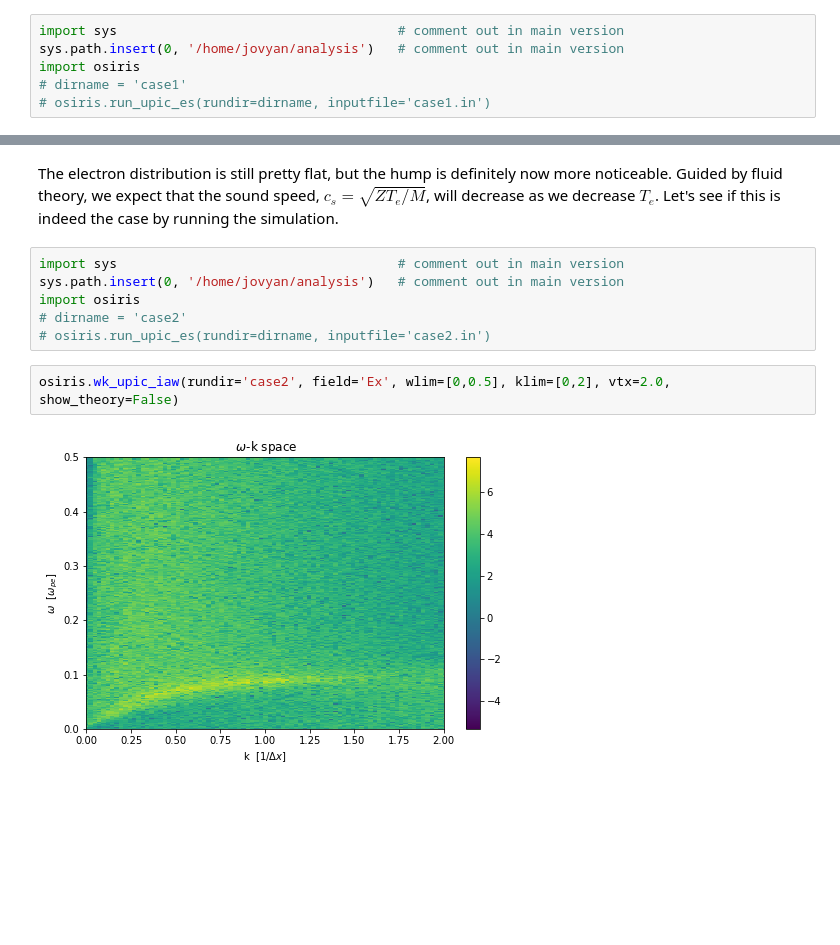
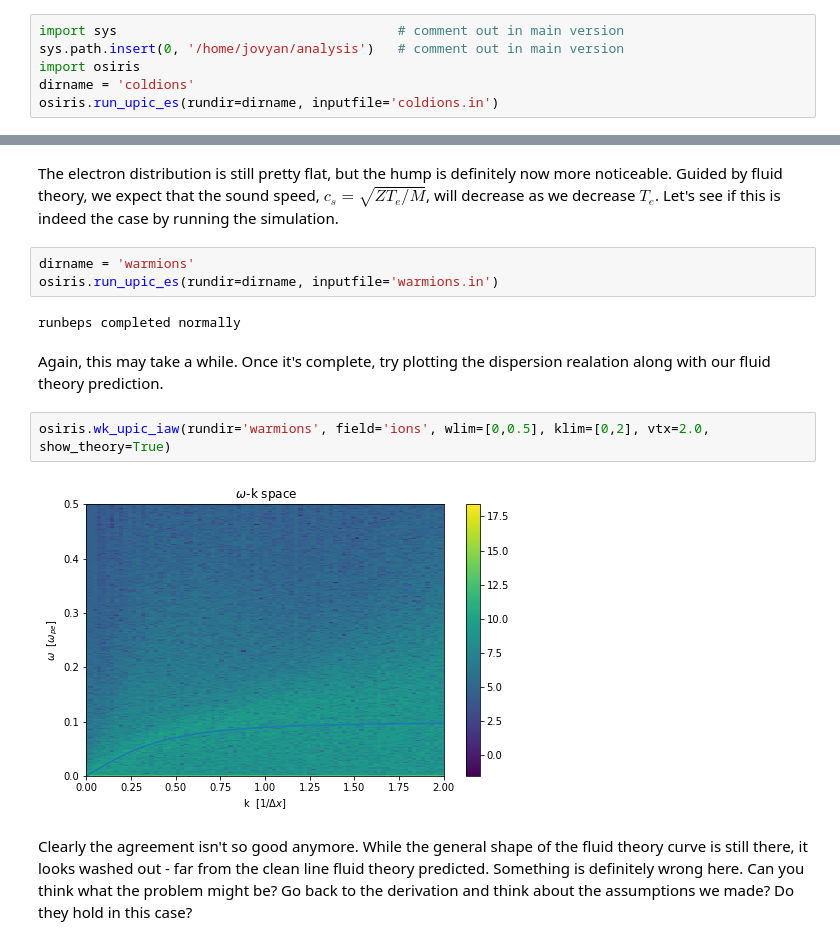
Before and after one commit to UCLA-Plasma-Simulation-Group/JupyterPIC, a Jupyter notebook: dev/iaw-fluid-theory/iaw-fluid-theory.ipynb, the cells around one changed output, grey strips where cells are left out. Cells and saved outputs as stored; diff of their text form; blank space fills up the shorter version.

Commit message:
New upic-es.out executable, changes to iaw-fluid-theory.ipynb, new input decks.

```diff
--- a/dev/iaw-fluid-theory/iaw-fluid-theory.ipynb
+++ b/dev/iaw-fluid-theory/iaw-fluid-theory.ipynb
@@ -273,5 +277,5 @@ plt.plot(v,f_i)
 import sys                                    # comment out in main version
 sys.path.insert(0, '/home/jovyan/analysis')   # comment out in main version
 import osiris
-# dirname = 'case1'
-# osiris.run_upic_es(rundir=dirname, inputfile='case1.in')
+dirname = 'coldions'
+osiris.run_upic_es(rundir=dirname, inputfile='coldions.in')
@@ -318,12 +326,15 @@ plt.plot(v,f_i)
 # %% [markdown]
 The electron distribution is still pretty flat, but the hump is definitely now more noticeable. Guided by fluid theory, we expect that the sound speed, $c_s = \sqrt{ZT_e/M}$, will decrease as we decrease $T_e$.  Let's see if this is indeed the case by running the simulation.
-# %%
-import sys                                    # comment out in main version
-sys.path.insert(0, '/home/jovyan/analysis')   # comment out in main version
-import osiris
-# dirname = 'case2'
-# osiris.run_upic_es(rundir=dirname, inputfile='case2.in')
+# %%
+dirname = 'warmions'
+osiris.run_upic_es(rundir=dirname, inputfile='warmions.in')
+# %% [output]
+runbeps completed normally
+# %% [markdown]
+Again, this may take a while.  Once it's complete, try plotting the dispersion realation along with our fluid theory prediction.
 # %%
-osiris.wk_upic_iaw(rundir='case2', field='Ex', wlim=[0,0.5], klim=[0,2], vtx=2.0, show_theory=False)
+osiris.wk_upic_iaw(rundir='warmions', field='ions', wlim=[0,0.5], klim=[0,2], vtx=2.0, show_theory=True)
 # %% [output]
-[figure, old version]
+[figure, new version]
+# %% [markdown]
+Clearly the agreement isn't so good anymore.  While the general shape of the fluid theory curve is still there, it looks washed out - far from the clean line fluid theory predicted.  Something is definitely wrong here.  Can you think what the problem might be?  Go back to the derivation and think about the assumptions we made?  Do they hold in this case?
```
Also changed, not shown: parts of 9 cells of this notebook, 4 other files.
